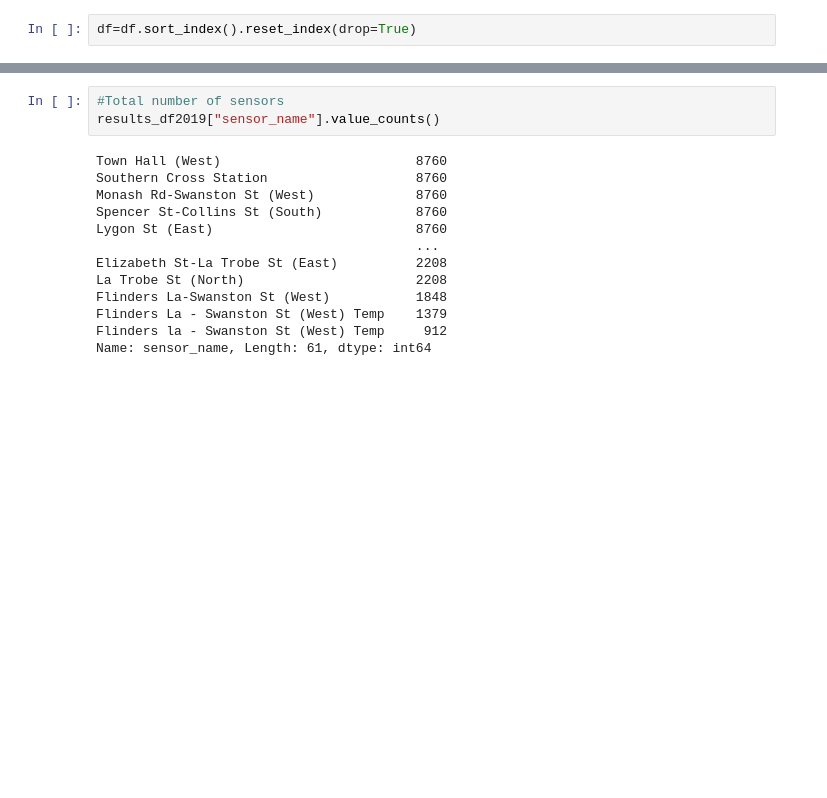
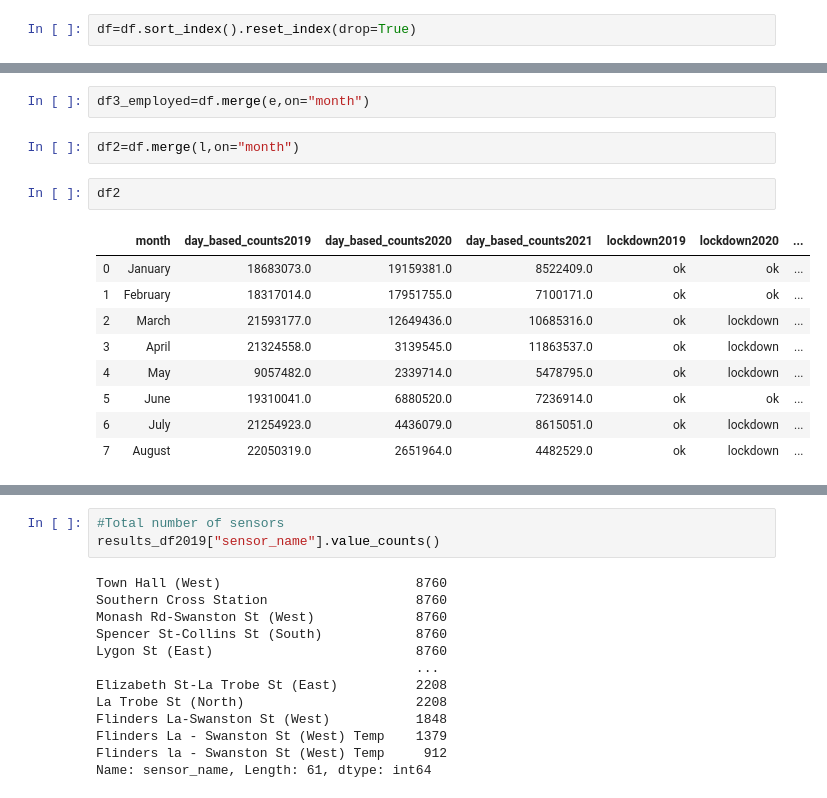
Before and after one commit to James-Akerman/covid19-melbourne-pedestrian-activity-analysis, a Jupyter notebook: testAPI.ipynb, the cells around one changed output, grey strips where cells are left out. Saved outputs shown, nothing was run; the diff lists cells and outputs as text; blank space fills up the shorter version.

```diff
--- a/testAPI.ipynb
+++ b/testAPI.ipynb
@@ -318,0 +324,16 @@ Text(0, 0.5, 'Number of Pedestrians')
+# %%
+df3_employed=df.merge(e,on="month")
+# %%
+df2=df.merge(l,on="month")
+# %%
+df2
+# %% [output]
+|  | month | day_based_counts2019 | day_based_counts2020 | day_based_counts2021 | lockdown2019 | lockdown2020 | ... |
+| 0 | January | 18683073.0 | 19159381.0 | 8522409.0 | ok | ok | ... |
+| 1 | February | 18317014.0 | 17951755.0 | 7100171.0 | ok | ok | ... |
+| 2 | March | 21593177.0 | 12649436.0 | 10685316.0 | ok | lockdown | ... |
+| 3 | April | 21324558.0 | 3139545.0 | 11863537.0 | ok | lockdown | ... |
+| 4 | May | 9057482.0 | 2339714.0 | 5478795.0 | ok | lockdown | ... |
+| 5 | June | 19310041.0 | 6880520.0 | 7236914.0 | ok | ok | ... |
+| 6 | July | 21254923.0 | 4436079.0 | 8615051.0 | ok | lockdown | ... |
+| 7 | August | 22050319.0 | 2651964.0 | 4482529.0 | ok | lockdown | ... |
```
Also changed, not shown: parts of 32 cells of this notebook.
